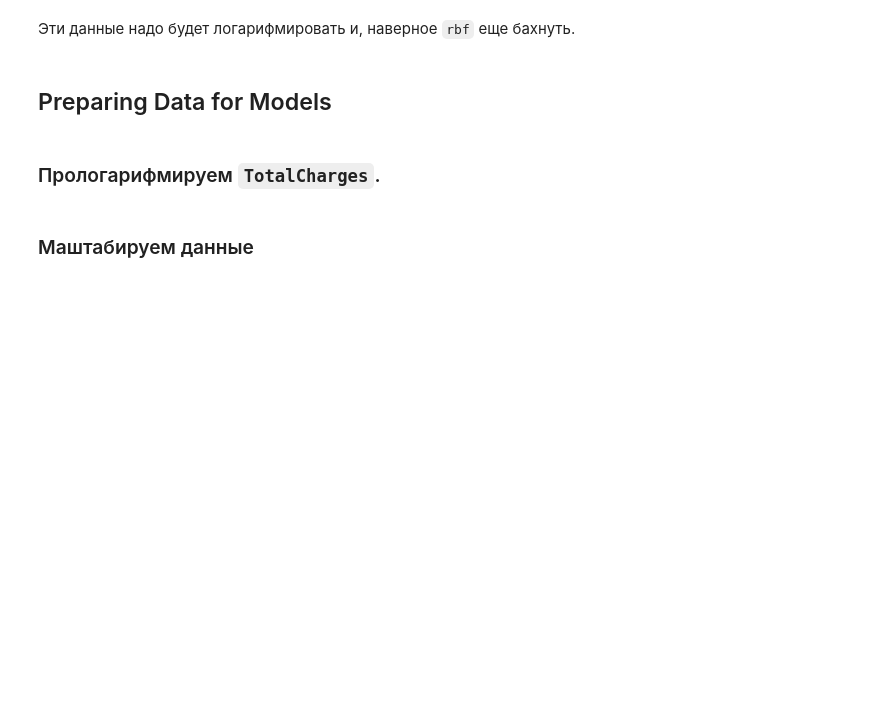
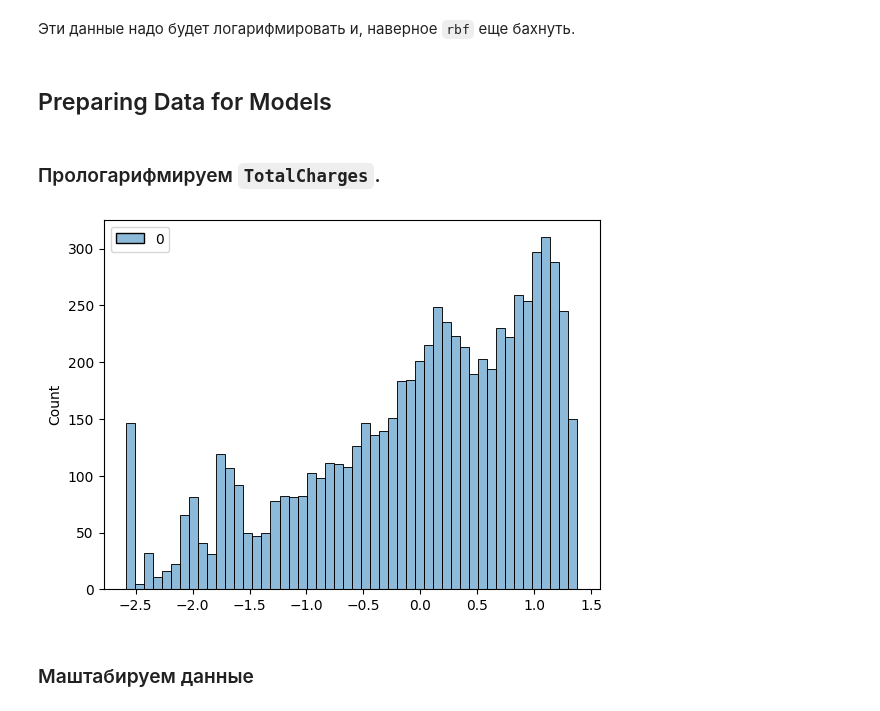
Before and after one commit to rezect/customer-churn-prediction, a Jupyter notebook: notebooks/01_eda.ipynb, the cells around one changed output. Drawn from its saved outputs; the diff is of its cells as text; code cells hidden in the pictures; blank space fills up the shorter version.

```diff
--- a/notebooks/01_eda.ipynb
+++ b/notebooks/01_eda.ipynb
@@ -405,13 +397,19 @@ Name: proportion, dtype: float64
 # %% [markdown]
 ### Прологарифмируем `TotalCharges`.
 # %%
-from sklearn.preprocessing import FunctionTransformer
+from sklearn.preprocessing import FunctionTransformer, StandardScaler, MinMaxScaler
 
-sqrt_trans = FunctionTransformer(np.sqrt, inverse_func=np.square)
-telco["TotalCharges"] = sqrt_trans.transform(telco[["TotalCharges"]])
+log_trans = FunctionTransformer(np.log1p)
+scaler = StandardScaler()
+mm_scaler = MinMaxScaler()
+log_total_charges = telco[["TotalCharges"]]
+log_total_charges = log_trans.transform(log_total_charges)
+log_total_charges = scaler.fit_transform(log_total_charges)
 # %%
-telco["TotalCharges"].hist(bins=50)
+sns.histplot(data=log_total_charges, bins=50)
 plt.show()
+# %% [output]
+[figure, added]
 # %% [markdown]
 ### Маштабируем данные
 # %%
```
Also changed, not shown: parts of 12 cells of this notebook, 1 other file.
